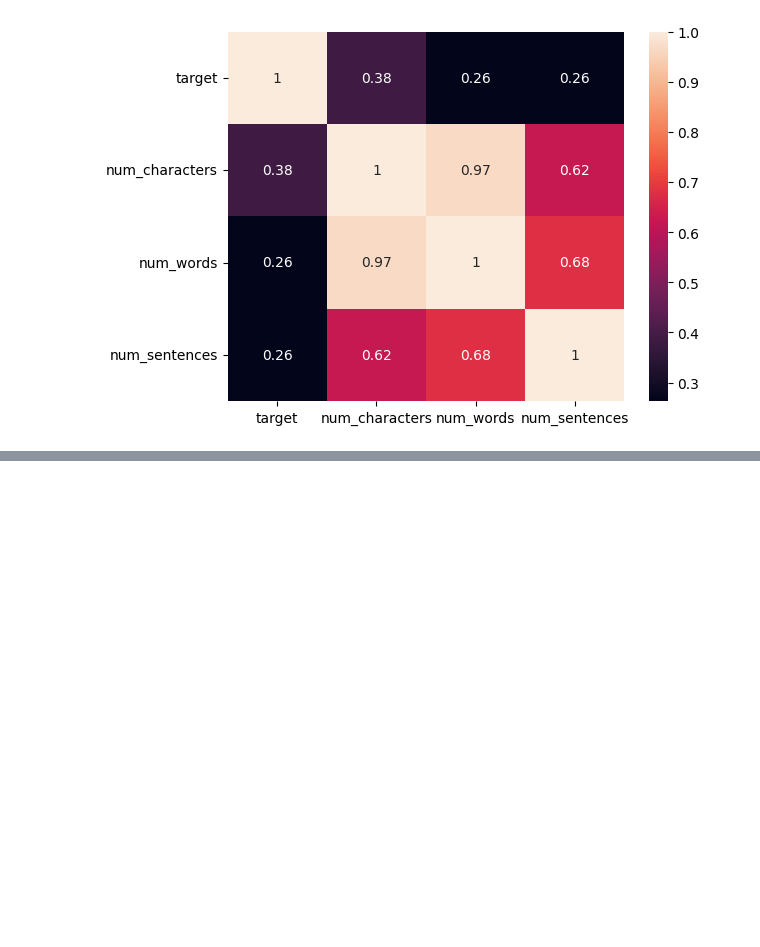
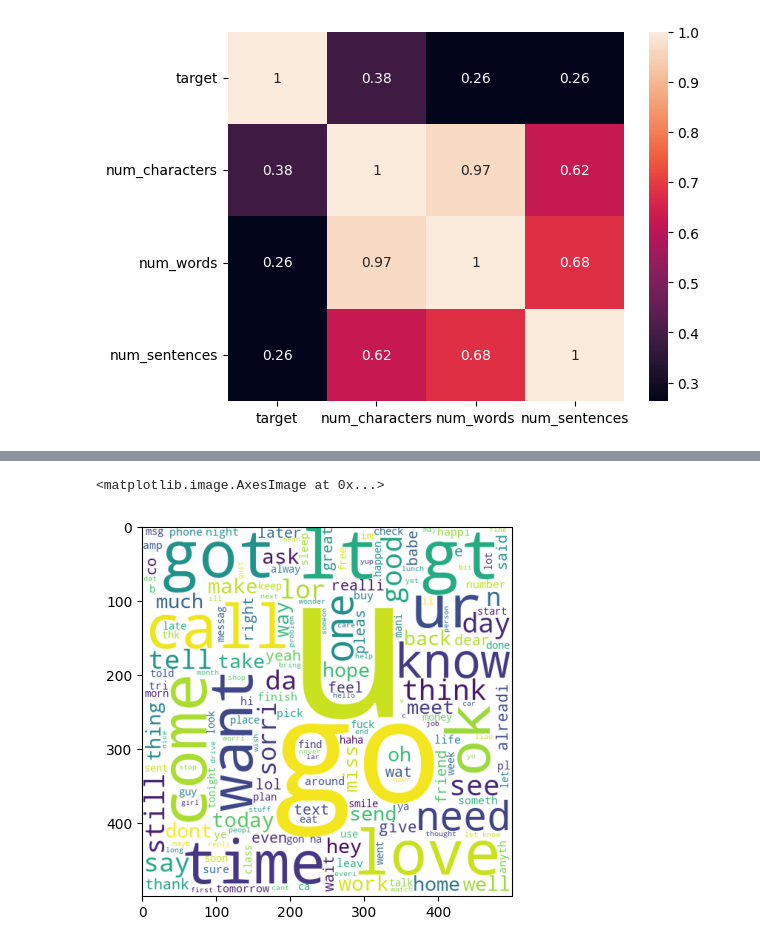
Before and after one commit to bouzenaali/spam-classification, a Jupyter notebook: spam_classification.ipynb, the cells around one changed output, grey strips where cells are left out. Saved outputs shown, nothing was run; the diff lists cells and outputs as text; code cells hidden in the pictures; blank space fills up the shorter version.

```diff
--- a/spam_classification.ipynb
+++ b/spam_classification.ipynb
@@ -262,0 +355,7 @@ sns.heatmap(data.corr(), annot=True)
+# %%
+ham_wc = wc.generate(data[data['target'] == 0]['transformed_text'].str.cat(sep=" "))
+# %%
+plt.imshow(ham_wc)
+# %% [output]
+<matplotlib.image.AxesImage at 0x...>
+[figure, added]
```
Also changed, not shown: parts of 15 cells of this notebook.
